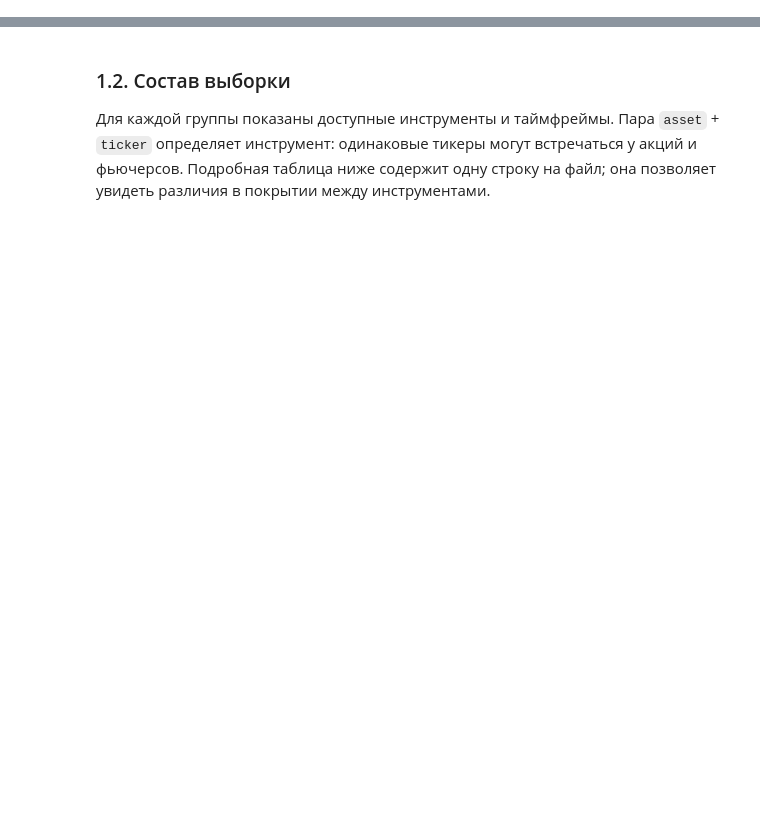
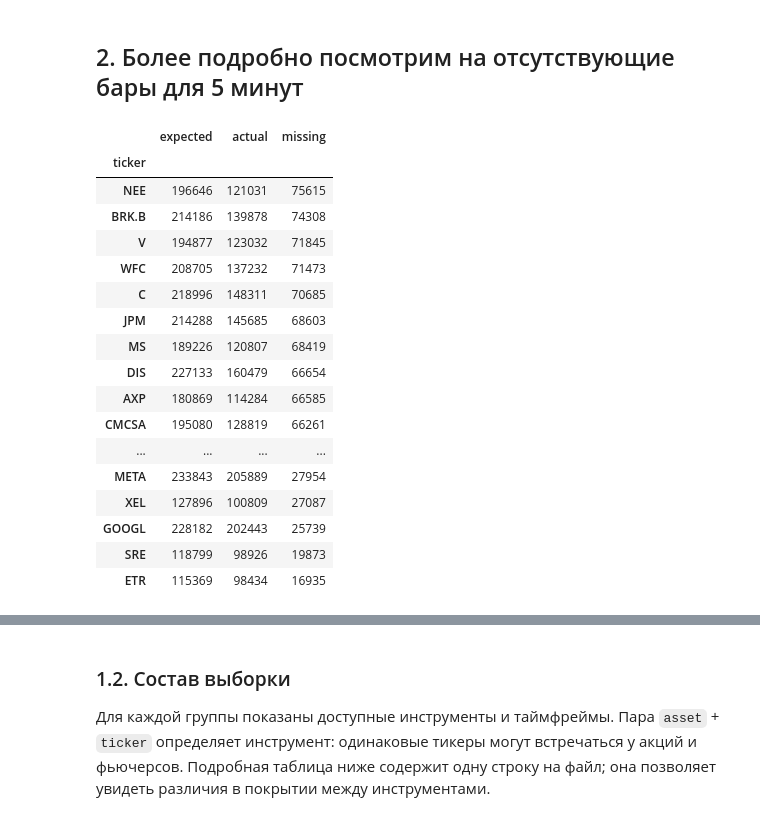
Before and after one commit to enkiradg-netizen/113-team_Securities-market-prediction, a Jupyter notebook: notebooks/eda/alexxx_tyurin_eda.ipynb, the cells around one changed output, grey strips where cells are left out. Saved outputs shown, nothing was run; the diff lists cells and outputs as text; code cells hidden in the pictures; blank space fills up the shorter version.

```diff
--- a/notebooks/eda/alexxx_tyurin_eda.ipynb
+++ b/notebooks/eda/alexxx_tyurin_eda.ipynb
@@ -89,0 +44,31 @@ file_passport
+# %%
+def count_missing_bars(df):
+
+    step = pd.Timedelta(
+        {
+            "5min": 5,
+            "15min": 15,
+            "1hour": 60,
+            "4hour": 240,
+        }[df.attrs["timeframe"]],
+        unit="min",
+    )
+
+    data = df.copy()
+
+    daily = data.groupby(["ticker", "ny_date"]).agg(
+        start=("ny_time", "min"),
+        end=("ny_time", "max"),
+        actual=("ny_time", "nunique"),
+    )
+
+    daily["expected"] = ((daily["end"] - daily["start"]) // step) + 1
+    daily["missing"] = daily["expected"] - daily["actual"]
+
+    result = (
+        daily.groupby("ticker")[["expected", "actual", "missing"]]
+        .sum()
+        .sort_values("missing", ascending=False)
+    )
+
+    return result
@@ -89,0 +125,23 @@ file_passport
+# %% [markdown]
+## 2. Более подробно посмотрим на отсутствующие бары для 5 минут
+# %%
+count_missing_bars(stocks_5_min)
+# %% [output]
+|  | expected | actual | missing |
+| ticker |  |  |  |
+| NEE | 196646 | 121031 | 75615 |
+| BRK.B | 214186 | 139878 | 74308 |
+| V | 194877 | 123032 | 71845 |
+| WFC | 208705 | 137232 | 71473 |
+| C | 218996 | 148311 | 70685 |
+| JPM | 214288 | 145685 | 68603 |
+| MS | 189226 | 120807 | 68419 |
+| DIS | 227133 | 160479 | 66654 |
+| AXP | 180869 | 114284 | 66585 |
+| CMCSA | 195080 | 128819 | 66261 |
+| ... | ... | ... | ... |
+| META | 233843 | 205889 | 27954 |
+| XEL | 127896 | 100809 | 27087 |
+| GOOGL | 228182 | 202443 | 25739 |
+| SRE | 118799 | 98926 | 19873 |
+| ETR | 115369 | 98434 | 16935 |
```
Also changed, not shown: parts of 27 cells of this notebook, 2 other files.
